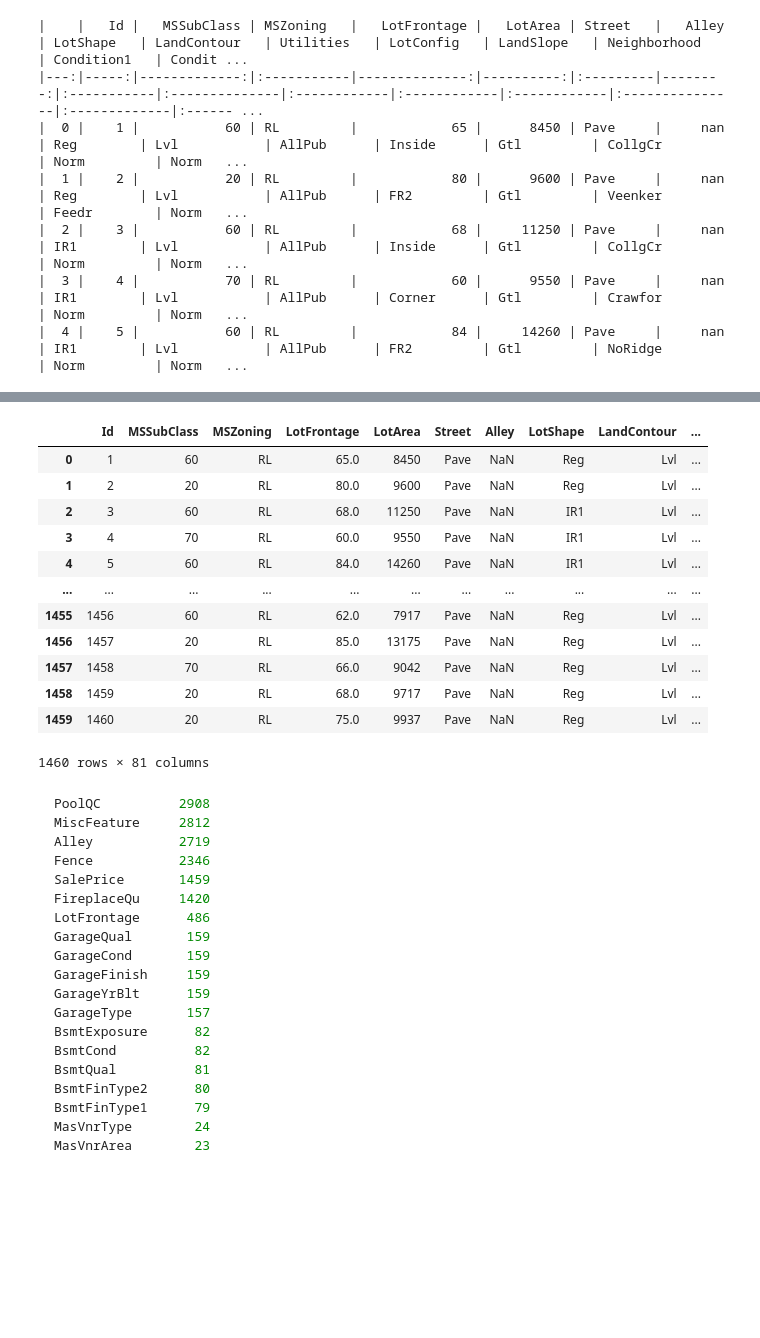
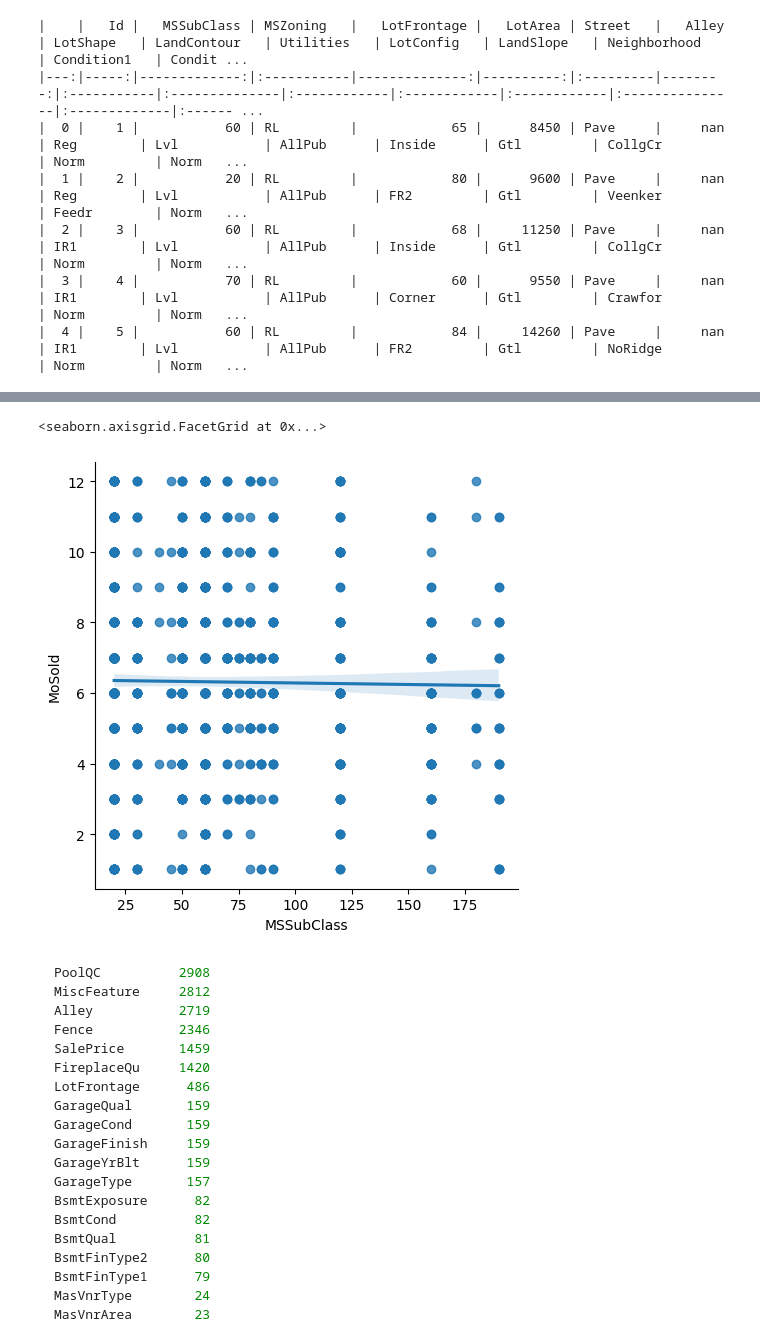
Before and after one commit to ddrant/HousePrices_KaggleComp, a Jupyter notebook: Remame_First_notebook.ipynb, the cells around one changed output, grey strips where cells are left out. Saved outputs shown, nothing was run; the diff lists cells and outputs as text; code cells hidden in the pictures; blank space fills up the shorter version.

````diff
--- a/Remame_First_notebook.ipynb
+++ b/Remame_First_notebook.ipynb
@@ -65,22 +65,13 @@ print(df.head().to_markdown())
 |  4 |    5 |           60 | RL         |            84 |     14260 | Pave     |     nan | IR1        | Lvl           | AllPub      | FR2         | Gtl         | NoRidge        | Norm         | Norm   ...
 # %% [markdown]
 </details>
-# %%
-df
-# %% [output]
-|  | Id | MSSubClass | MSZoning | LotFrontage | LotArea | Street | Alley | LotShape | LandContour | ... |
-| 0 | 1 | 60 | RL | 65.0 | 8450 | Pave | NaN | Reg | Lvl | ... |
-| 1 | 2 | 20 | RL | 80.0 | 9600 | Pave | NaN | Reg | Lvl | ... |
-| 2 | 3 | 60 | RL | 68.0 | 11250 | Pave | NaN | IR1 | Lvl | ... |
-| 3 | 4 | 70 | RL | 60.0 | 9550 | Pave | NaN | IR1 | Lvl | ... |
-| 4 | 5 | 60 | RL | 84.0 | 14260 | Pave | NaN | IR1 | Lvl | ... |
-| ... | ... | ... | ... | ... | ... | ... | ... | ... | ... | ... |
-| 1455 | 1456 | 60 | RL | 62.0 | 7917 | Pave | NaN | Reg | Lvl | ... |
-| 1456 | 1457 | 20 | RL | 85.0 | 13175 | Pave | NaN | Reg | Lvl | ... |
-| 1457 | 1458 | 70 | RL | 66.0 | 9042 | Pave | NaN | Reg | Lvl | ... |
-| 1458 | 1459 | 20 | RL | 68.0 | 9717 | Pave | NaN | Reg | Lvl | ... |
-| 1459 | 1460 | 20 | RL | 75.0 | 9937 | Pave | NaN | Reg | Lvl | ... |
-1460 rows × 81 columns
+# %%
+import seaborn as sns
+
+sns.lmplot(data = df, x='MSSubClass', y='MoSold')
+# %% [output]
+<seaborn.axisgrid.FacetGrid at 0x...>
+[figure, added]
 # %% [markdown]
 ```python
 PoolQC          2908
````
Also changed, not shown: 2 other files.
